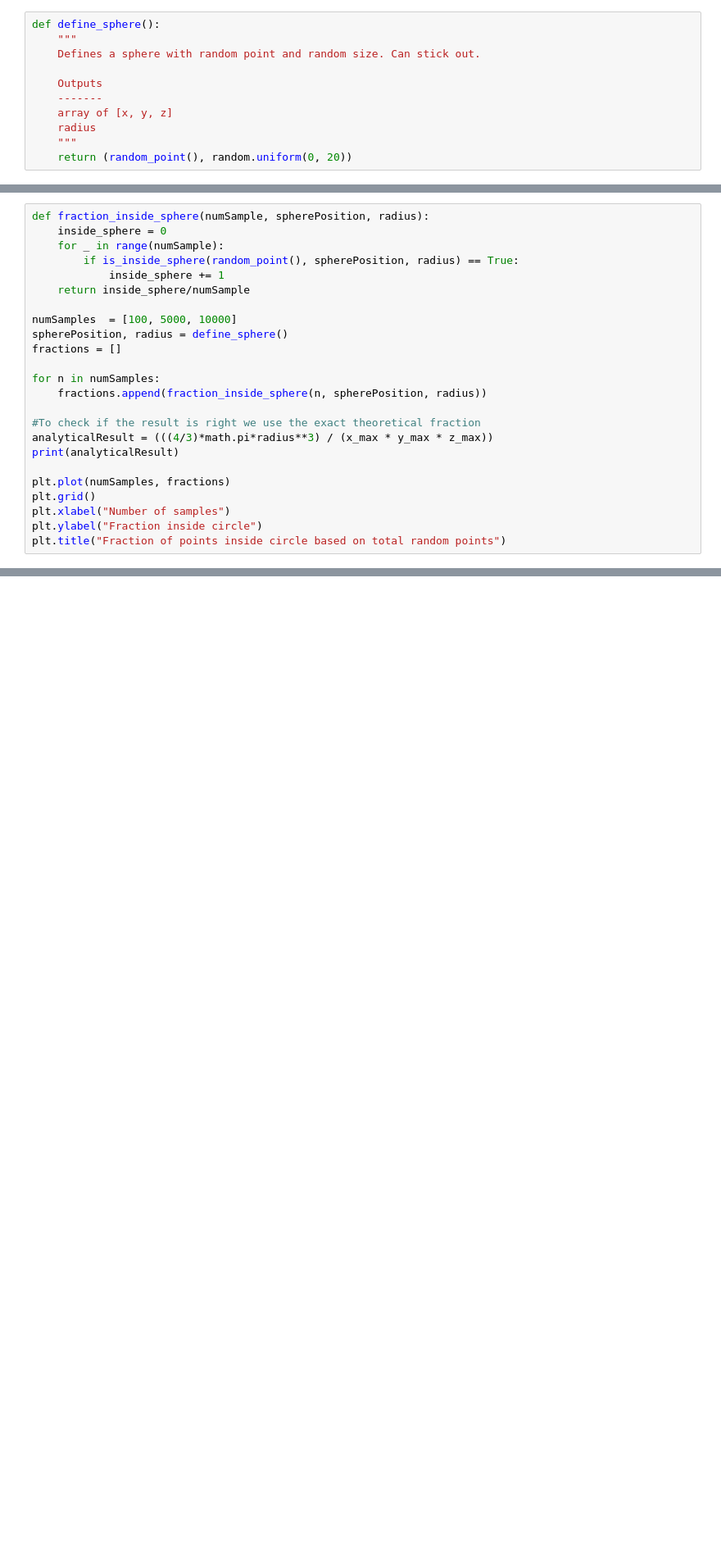
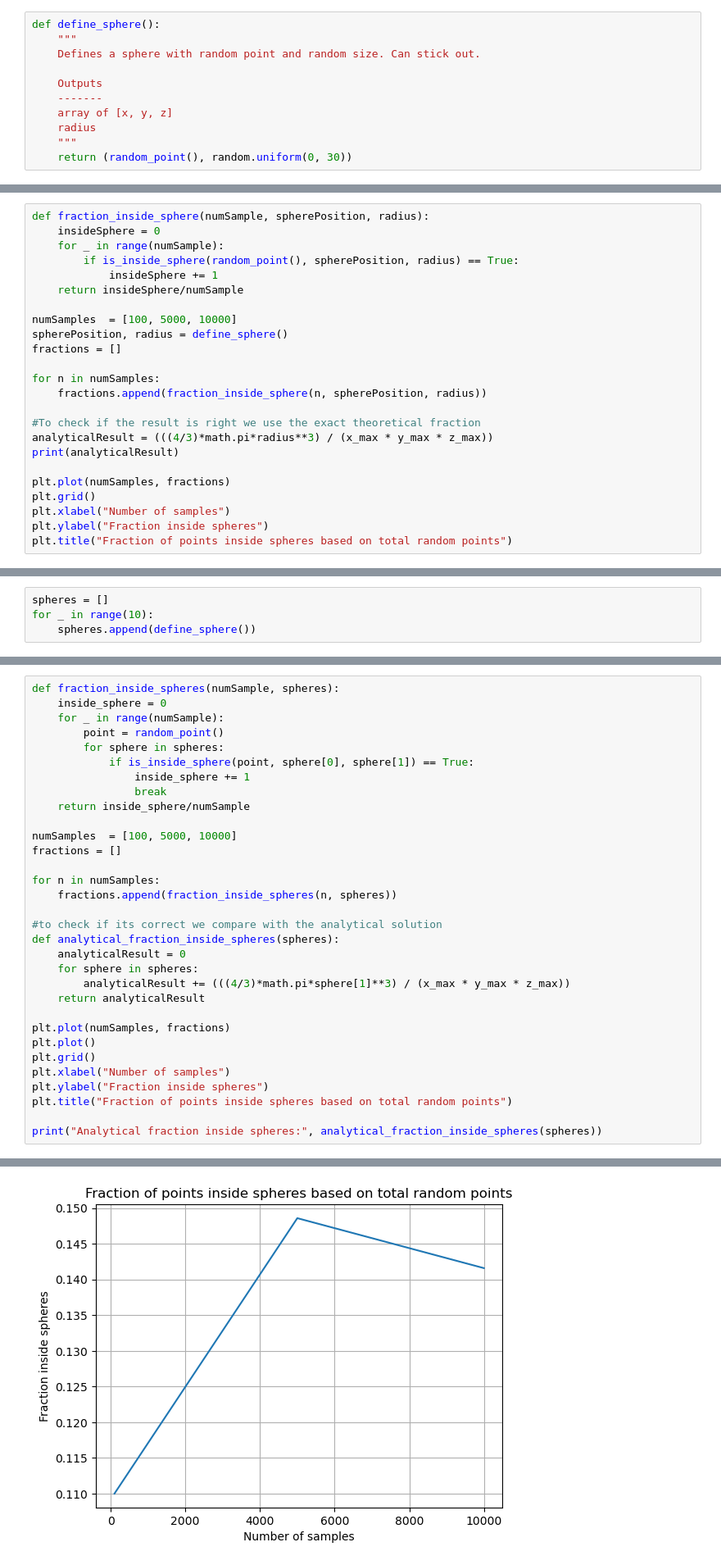
Before and after one commit to AliRiaz34/MOD300-project3, a Jupyter notebook: project3.ipynb, the cells around one changed output, grey strips where cells are left out. Shown at 82% size. Saved outputs shown, nothing was run; the diff lists cells and outputs as text; blank space fills up the shorter version.

```diff
--- a/project3.ipynb
+++ b/project3.ipynb
@@ -46,7 +46,7 @@ def define_sphere():
     array of [x, y, z]
     radius
     """
-    return (random_point(), random.uniform(0, 20))
+    return (random_point(), random.uniform(0, 30))
 # %% [markdown]
 ## Task 3
 # %%
@@ -73,11 +73,11 @@ False
 ## Task 4
 # %%
 def fraction_inside_sphere(numSample, spherePosition, radius):
-    inside_sphere = 0
+    insideSphere = 0
     for _ in range(numSample):
         if is_inside_sphere(random_point(), spherePosition, radius) == True:
-            inside_sphere += 1
-    return inside_sphere/numSample
+            insideSphere += 1
+    return insideSphere/numSample
 
 numSamples  = [100, 5000, 10000]
 spherePosition, radius = define_sphere()
@@ -93,8 +93,8 @@ print(analyticalResult)
 plt.plot(numSamples, fractions)
 plt.grid()
 plt.xlabel("Number of samples")
-plt.ylabel("Fraction inside circle")
-plt.title("Fraction of points inside circle based on total random points")
+plt.ylabel("Fraction inside spheres")
+plt.title("Fraction of points inside spheres based on total random points")
 # %% [output]
 0.029431149415582714
 Text(0.5, 1.0, 'Fraction of points inside circle based on total random points')
@@ -124,0 +129,4 @@ calculate_pi(1000, [x_max/2, y_max/2, z_max/2], x_max/2)
+# %%
+spheres = []
+for _ in range(10):
+    spheres.append(define_sphere())
@@ -124,0 +135,33 @@ calculate_pi(1000, [x_max/2, y_max/2, z_max/2], x_max/2)
+# %%
+def fraction_inside_spheres(numSample, spheres):
+    inside_sphere = 0
+    for _ in range(numSample):
+        point = random_point()
+        for sphere in spheres:
+            if is_inside_sphere(point, sphere[0], sphere[1]) == True:
+                inside_sphere += 1
+                break
+    return inside_sphere/numSample
+
+numSamples  = [100, 5000, 10000]
+fractions = []
+
+for n in numSamples:
+    fractions.append(fraction_inside_spheres(n, spheres))
+
+#to check if its correct we compare with the analytical solution
+def analytical_fraction_inside_spheres(spheres):
+    analyticalResult = 0
+    for sphere in spheres:
+        analyticalResult += (((4/3)*math.pi*sphere[1]**3) / (x_max * y_max * z_max))
+    return analyticalResult
+
+plt.plot(numSamples, fractions)
+plt.plot()
+plt.grid()
+plt.xlabel("Number of samples")
+plt.ylabel("Fraction inside spheres")
+plt.title("Fraction of points inside spheres based on total random points")
+
+print("Analytical fraction inside spheres:", analytical_fraction_inside_spheres(spheres))
+# %% [output]
@@ -124,0 +169 @@ calculate_pi(1000, [x_max/2, y_max/2, z_max/2], x_max/2)
+[figure, added]
```
Also changed, not shown: parts of 6 cells of this notebook, 1 other file.
